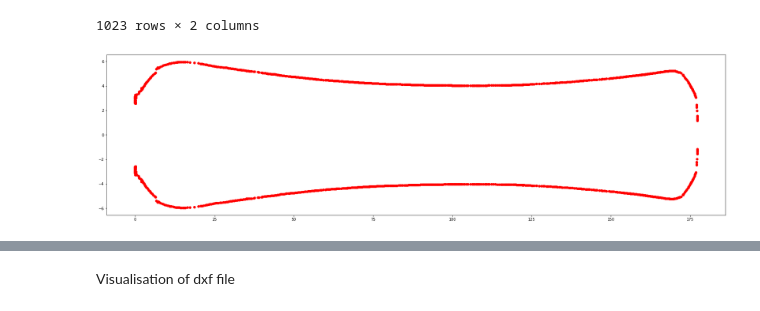
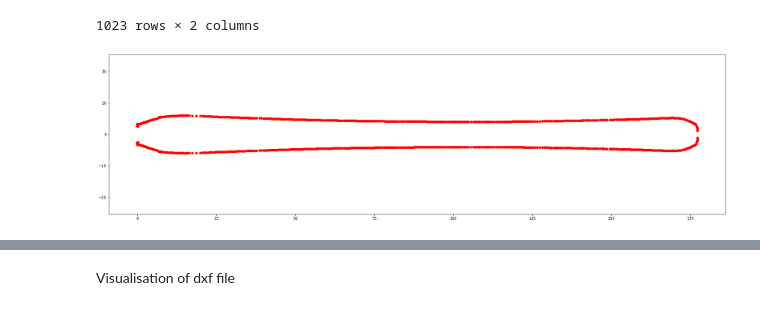
Before and after one commit to raphaFanti/skiScanner-DataLogger, a Jupyter notebook: Post processing/Reading test data and create a dxf file.ipynb, the cells around one changed output, grey strips where cells are left out. Cells and saved outputs as stored; diff of their text form; code cells hidden in the pictures.

```diff
--- a/Post processing/Reading and merging test data.ipynb
+++ b/Post processing/Reading test data and create a dxf file.ipynb
@@ -280,11 +281,12 @@ ski_profile
 # %%
 # Plot two sides of the ski
 
 plt.figure(figsize=(30, 8))
 
 plt.plot(ski_profile['L'], ski_profile['W'], 'ro')
 plt.plot(ski_profile['L'], -ski_profile['W'], 'ro')
 
+plt.axis('equal')
 plt.show()
 # %% [output]
-[figure, old version]
+[figure, new version]
```
Also changed, not shown: parts of 18 cells of this notebook.
